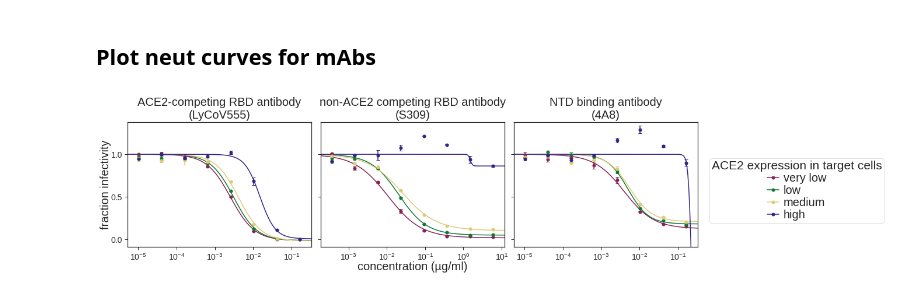
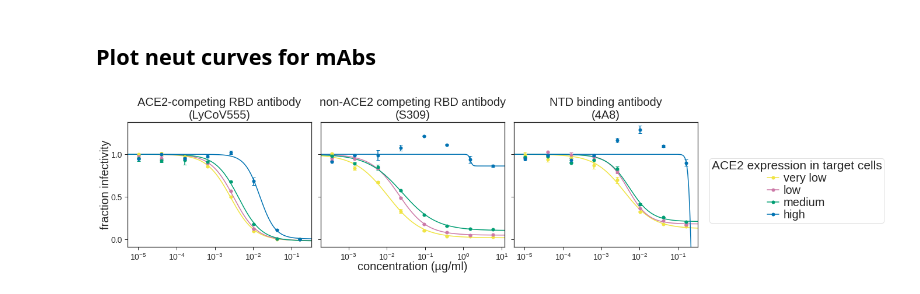
Before and after one commit to jbloomlab/Ace2_expression_neuts, a Jupyter notebook: virus_neutralization_mAbs.ipynb, the cells around one changed output. Saved outputs shown, nothing was run; the diff lists cells and outputs as text; code cells hidden in the pictures.

```diff
--- a/virus_neutralization_mAbs.ipynb
+++ b/virus_neutralization_mAbs.ipynb
@@ -103,20 +103,20 @@ fitparams['ic50_is_bound'] = fitparams['ic50_bound'].apply(lambda x: True if x!=
 # %%
 fig, axes = fits.plotSera(
                           viruses=['very low', 'low', 'medium', 'high'],
                           xlabel='concentration (µg/ml)',
                           ncol=3,
                           widthscale=1.5,
                           heightscale=1.5,
                           titlesize=20, labelsize=20, ticksize=14,
                           legendfontsize=20, yticklocs=[0,0.5,1],
                           markersize=5, linewidth=1.5,
                           legendtitle='ACE2 expression in target cells' ,
                           virus_to_color_marker={
-                              'very low': ('#882255', 'o'),
-                              'low': ('#117733', 'o'),
-                              'medium': ('#DDCC77', 'o'),
-                              'high': ('#332288', 'o')},
+                              'very low': ('#F0E442', 'o'),
+                              'low': ('#CC79A7', 'o'),
+                              'medium': ('#009E73', 'o'),
+                              'high': ('#0072B2', 'o')},
                           sharex=False
                          )
 # %% [output]
-[figure, old version]
+[figure, new version]
```
Also changed, not shown: 13 other files.
